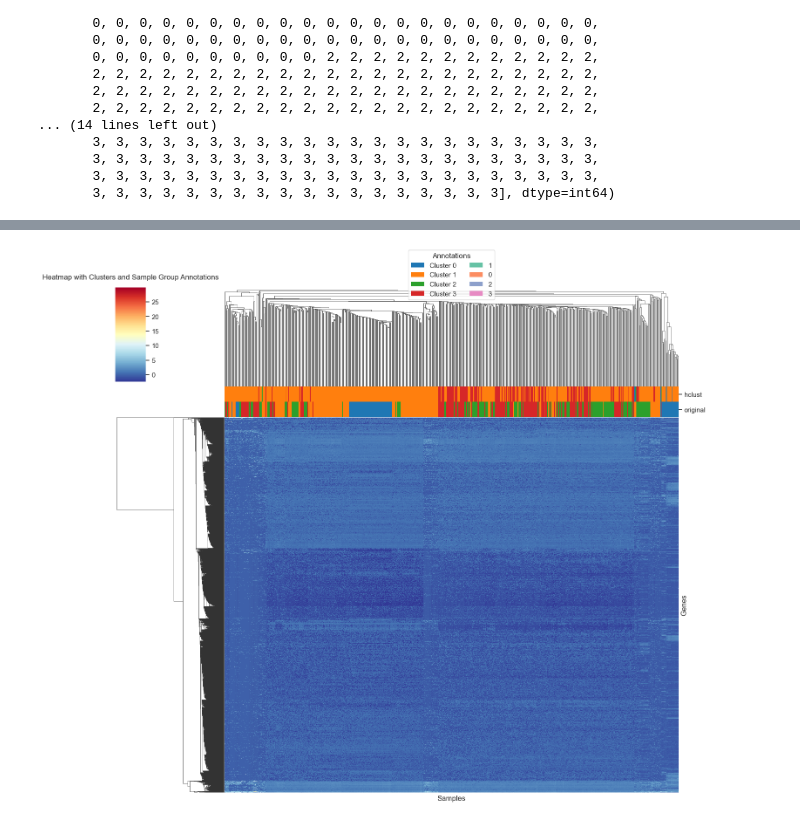
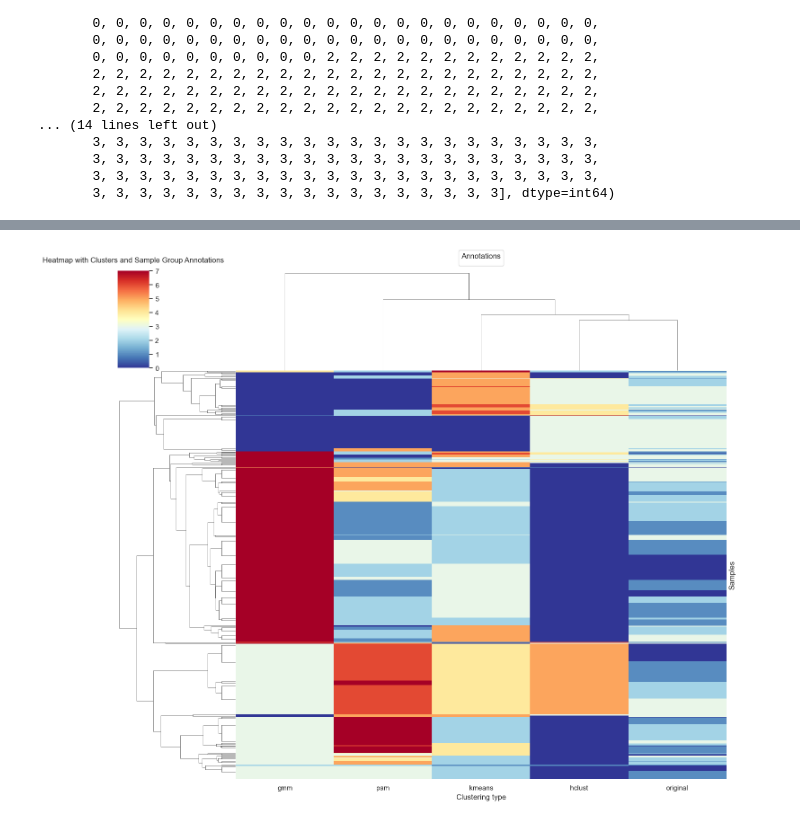
Before and after one commit to nsardinia/4144_Bioinformatics_Project, a Jupyter notebook: src/heatmap.ipynb, the cells around one changed output, grey strips where cells are left out. Saved outputs shown, nothing was run; the diff lists cells and outputs as text; code cells hidden in the pictures.

```diff
--- a/src/heatmap.ipynb
+++ b/src/heatmap.ipynb
@@ -86,9 +89,10 @@ array([1, 1, 1, 1, 1, 1, 1, 1, 1, 1, 1, 1, 1, 1, 1, 1, 1, 1, 1, 1, 1, 1,
        3, 3, 3, 3, 3, 3, 3, 3, 3, 3, 3, 3, 3, 3, 3, 3, 3, 3], dtype=int64)
 # %%
 # Get labels for k=8
-k = 4
+k = 8
 
 # Hierarchical clustering
 hclust_labels = hclust(top_5000, k)
-
-hclust_labels
+kmeans_labels = kmeans_for_heatmap(top_5000, k)
+gmm_labels = gmm(top_5000, k, 5000)
+pam_labels = pam_for_heatmap(top_5000, k)
@@ -114,6 +100,9 @@ array([1, 1, 0, 1, 1, 1, 1, 1, 1, 1, 1, 1, 2, 1, 1, 2, 1, 1, 1, 1, 1, 1,
 # Create annotations data frame
 annotations = pd.DataFrame({
     'hclust': pd.Categorical(hclust_labels),
+    'kmeans': pd.Categorical(kmeans_labels),
+    'gmm': pd.Categorical(gmm_labels),
+    'pam': pd.Categorical(pam_labels),
     'original': pd.Categorical(original_labels),
 }, index=top_5000.T.columns)
 
@@ -171,36 +167,27 @@ col_colors
 # %%
 # Create heatmap with dendrograms
 sns.set(style="white")
 g = sns.clustermap(
-    top_5000_scaled.T,
+    annotations,
     row_cluster=True,
     col_cluster=True,
-    col_colors=col_colors,
     cmap="RdYlBu_r",
     figsize=(14, 12),
-    xticklabels=False,
+    xticklabels=True,
     yticklabels=False
 )
-
-# Add legends with
-for label in cluster_colors:
-    g.ax_col_dendrogram.bar(0, 0, color=cluster_colors[label],
-                            label=f'Cluster {label}', linewidth=0)
-for group in group_colors:
-    g.ax_col_dendrogram.bar(0, 0, color=group_colors[group],
-                            label=f'{group}', linewidth=0)
 
 g.ax_col_dendrogram.legend(
     loc="center",
     ncol=2,
     bbox_to_anchor=(0.5, 1.1),
     title="Annotations"
 )
 
-g.ax_heatmap.set_xlabel("Samples")
-g.ax_heatmap.set_ylabel("Genes")
+g.ax_heatmap.set_xlabel("Clustering type")
+g.ax_heatmap.set_ylabel("Samples")
 plt.title("Heatmap with Clusters and Sample Group Annotations", y=1.05)
 
 plt.show()
 # %% [output]
-[figure, old version]
+[figure, new version]
```
Also changed, not shown: parts of 5 cells of this notebook, 4 other files.
